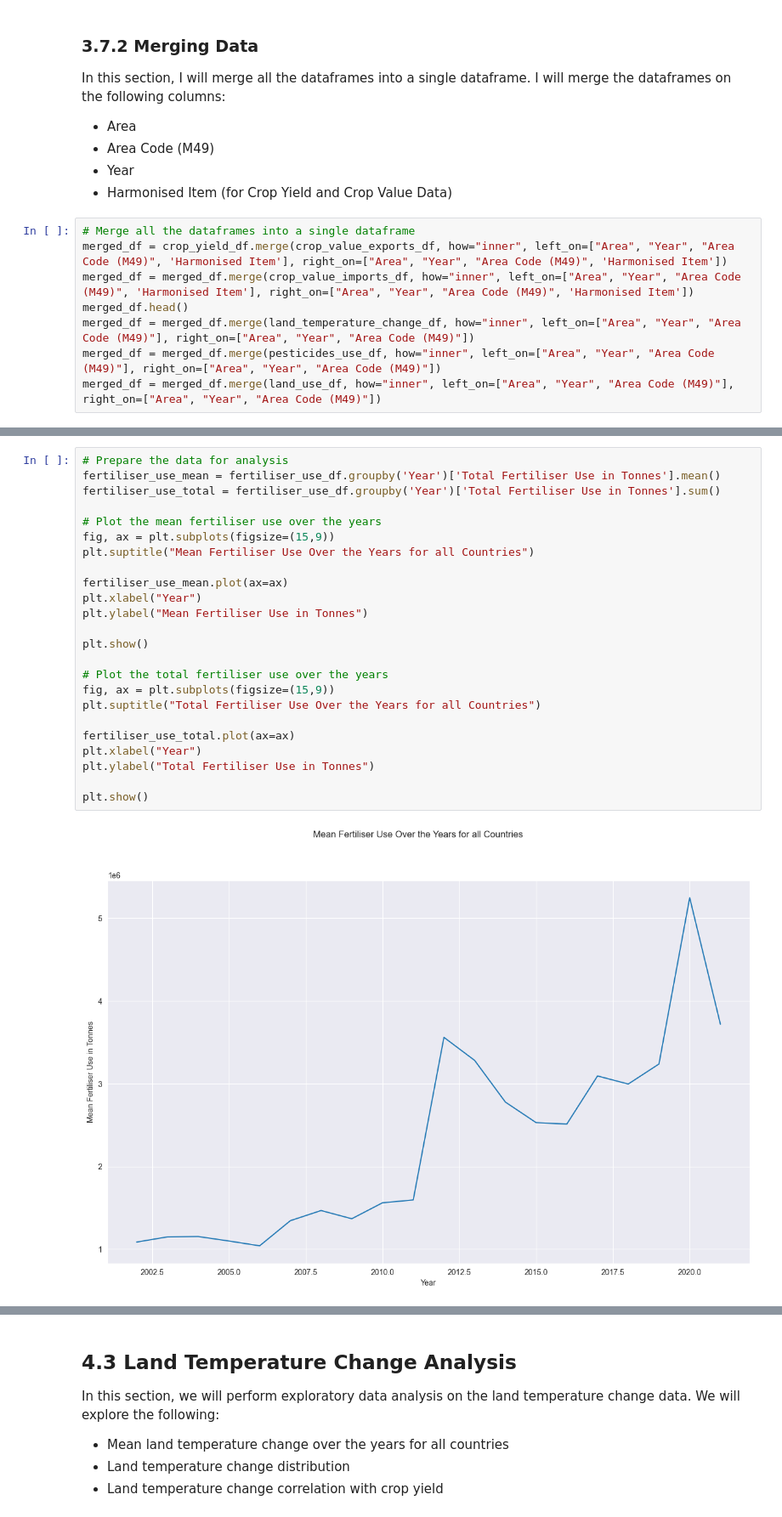
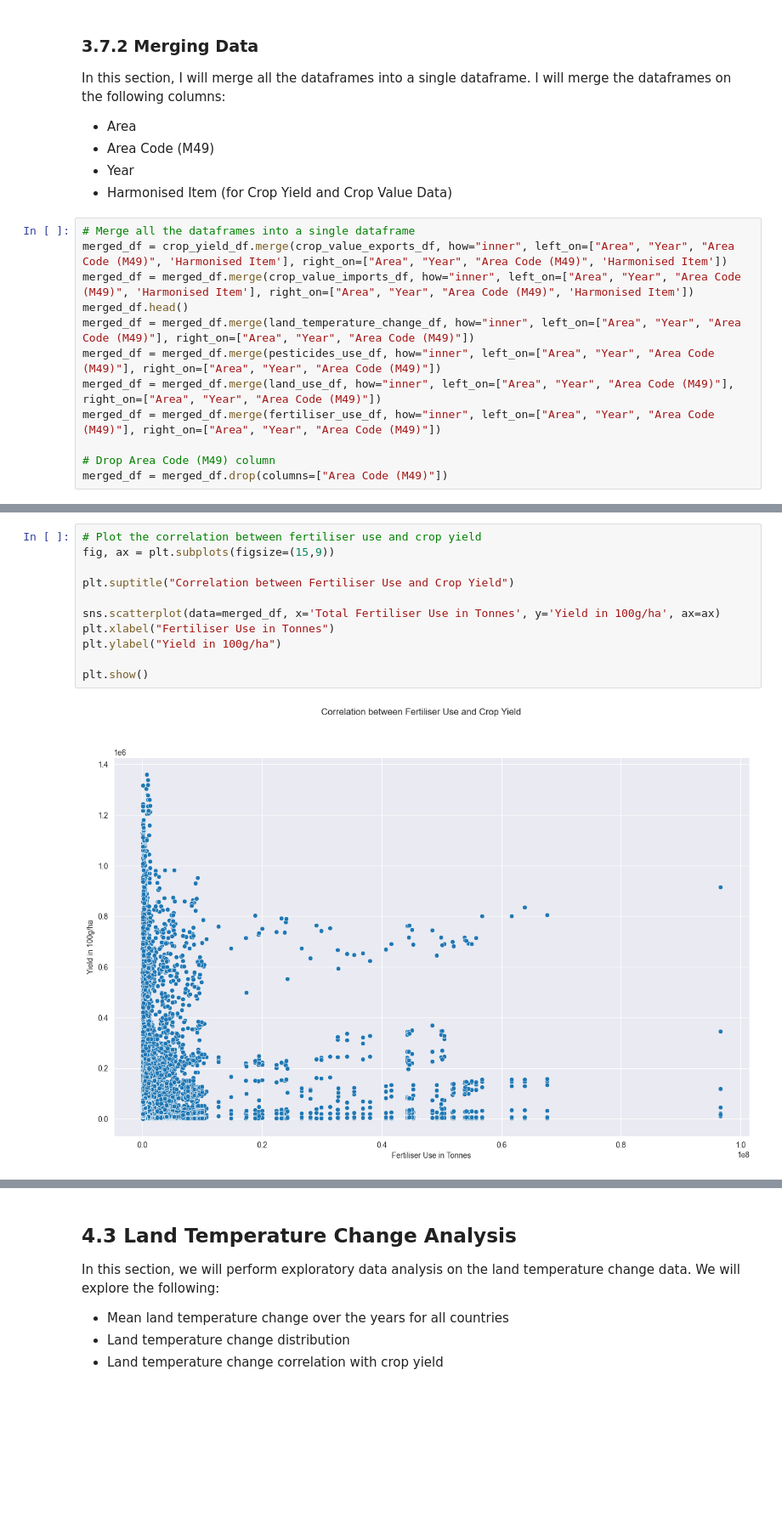
Before and after one commit to tnaccarato/Crop-Forcasting-MLP, a Jupyter notebook: mlp2.ipynb, the cells around one changed output, grey strips where cells are left out. Shown at 85% size. Drawn from its saved outputs; the diff is of its cells as text; blank space fills up the shorter version.

```diff
--- a/mlp2.ipynb
+++ b/mlp2.ipynb
@@ -295,6 +675,10 @@ merged_df.head()
 merged_df = merged_df.merge(land_temperature_change_df, how="inner", left_on=["Area", "Year", "Area Code (M49)"], right_on=["Area", "Year", "Area Code (M49)"])
 merged_df = merged_df.merge(pesticides_use_df, how="inner", left_on=["Area", "Year", "Area Code (M49)"], right_on=["Area", "Year", "Area Code (M49)"])
 merged_df = merged_df.merge(land_use_df, how="inner", left_on=["Area", "Year", "Area Code (M49)"], right_on=["Area", "Year", "Area Code (M49)"])
+merged_df = merged_df.merge(fertiliser_use_df, how="inner", left_on=["Area", "Year", "Area Code (M49)"], right_on=["Area", "Year", "Area Code (M49)"])
+
+# Drop Area Code (M49) column
+merged_df = merged_df.drop(columns=["Area Code (M49)"])
 # %%
 # Describe the merged dataframe
 merged_df.describe()
@@ -367,26 +815,13 @@ In this section, we will perform exploratory data analysis on the fertiliser use
 # %%
-# Prepare the data for analysis
-fertiliser_use_mean = fertiliser_use_df.groupby('Year')['Total Fertiliser Use in Tonnes'].mean()
-fertiliser_use_total = fertiliser_use_df.groupby('Year')['Total Fertiliser Use in Tonnes'].sum()
+# Plot the correlation between fertiliser use and crop yield
+fig, ax = plt.subplots(figsize=(15,9))
 
-# Plot the mean fertiliser use over the years
-fig, ax = plt.subplots(figsize=(15,9))
-plt.suptitle("Mean Fertiliser Use Over the Years for all Countries")
+plt.suptitle("Correlation between Fertiliser Use and Crop Yield")
 
-fertiliser_use_mean.plot(ax=ax)
-plt.xlabel("Year")
-plt.ylabel("Mean Fertiliser Use in Tonnes")
+sns.scatterplot(data=merged_df, x='Total Fertiliser Use in Tonnes', y='Yield in 100g/ha', ax=ax)
+plt.xlabel("Fertiliser Use in Tonnes")
+plt.ylabel("Yield in 100g/ha")
 
 plt.show()
-
-# Plot the total fertiliser use over the years
-fig, ax = plt.subplots(figsize=(15,9))
-plt.suptitle("Total Fertiliser Use Over the Years for all Countries")
-
-fertiliser_use_total.plot(ax=ax)
-plt.xlabel("Year")
-plt.ylabel("Total Fertiliser Use in Tonnes")
-
-plt.show()
 # %% [output]
-[figure, old version]
+[figure, new version]
```
Also changed, not shown: parts of 83 cells of this notebook, 1 other file.
